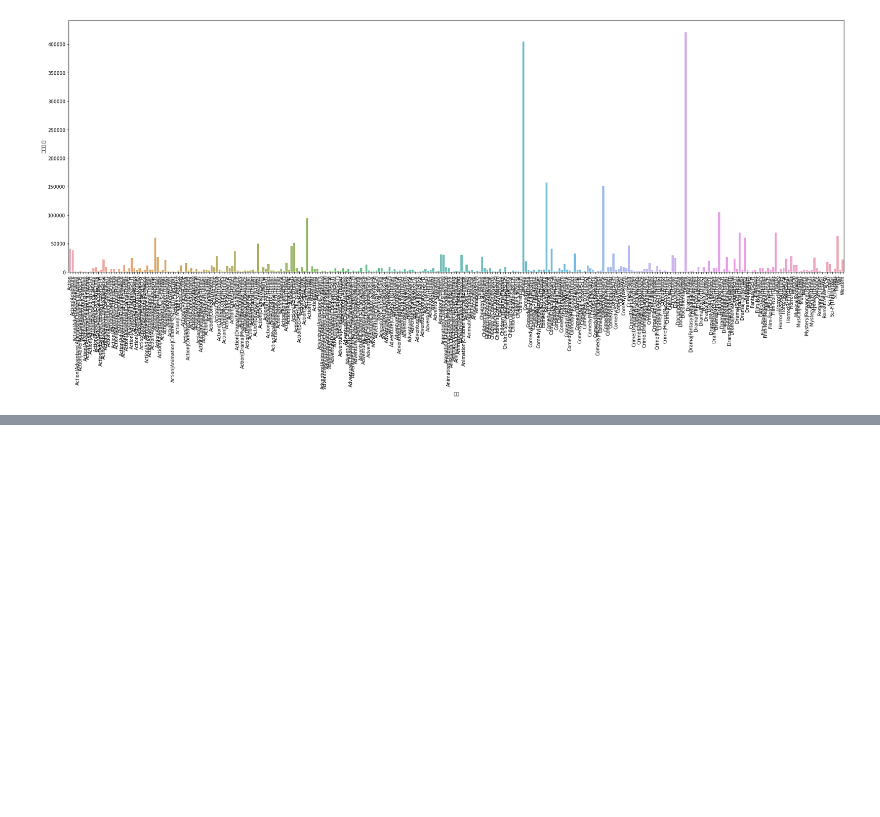
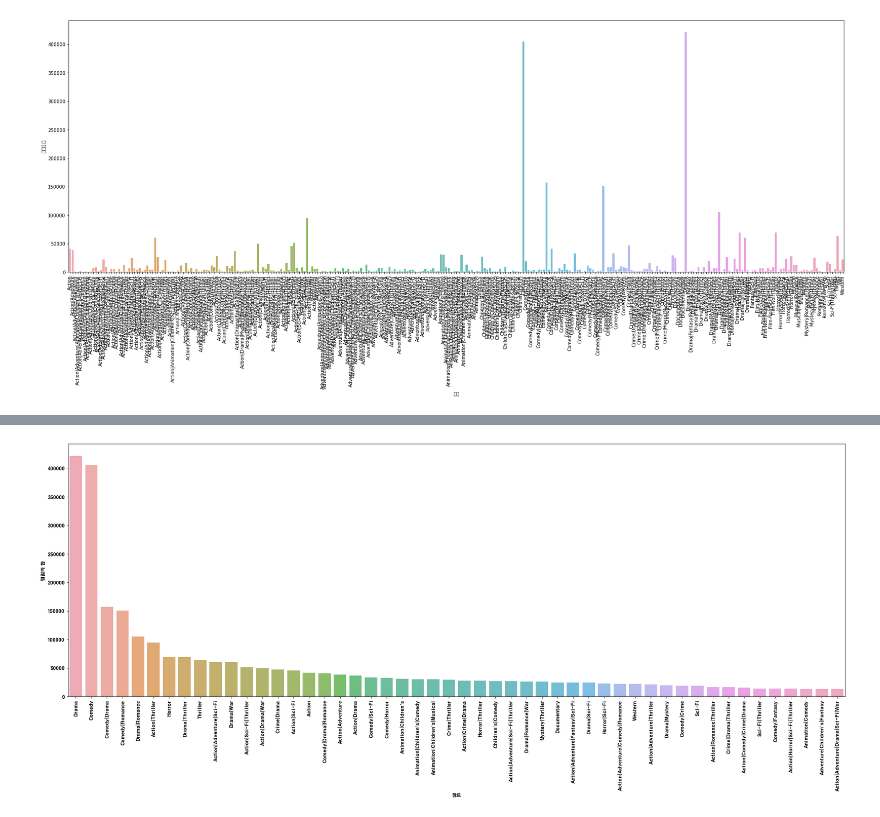
Before and after one commit to soxxun/python, a Jupyter notebook: 20220406/20220406.ipynb, the cells around one changed output, grey strips where cells are left out. Drawn from its saved outputs; the diff is of its cells as text; code cells hidden in the pictures; blank space fills up the shorter version.

```diff
--- a/20220406/20220406.ipynb
+++ b/20220406/20220406.ipynb
@@ -149,0 +167,16 @@ plt.show()
+# %%
+#현재 OS에 설치되어 있는 폰트
+import matplotlib as mpl
+sorted(set([i.name for i in mpl.font_manager.fontManager.ttflist]))
+mpl.rc('font',family='HYGothic-Extra')
+
+ratingtop50 = mr_merged_df.sort_values(by='rating', ascending=False).head(50)
+import seaborn as sns
+plt.figure(figsize=(30,10))
+ax = sns.barplot(ratingtop50['rating'].index,ratingtop50['rating'].values,alpha=0.8)
+ax.set_xticklabels(ax.get_xticklabels(),rotation = 90)
+plt.xlabel("장르")
+plt.ylabel("평점의 합")
+plt.show()
+# %% [output]
+[figure, added]
```
Also changed, not shown: parts of 12 cells of this notebook.
